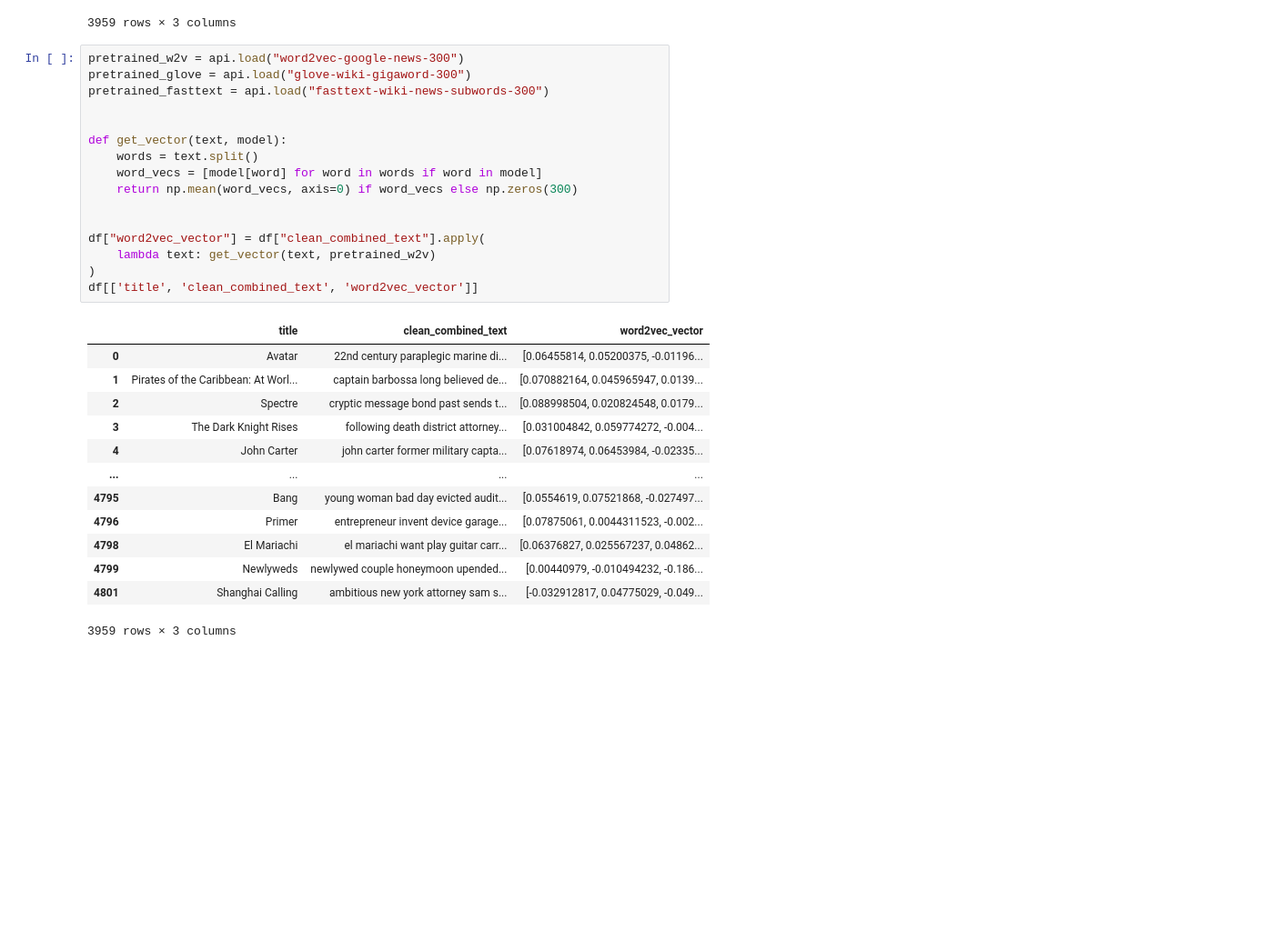
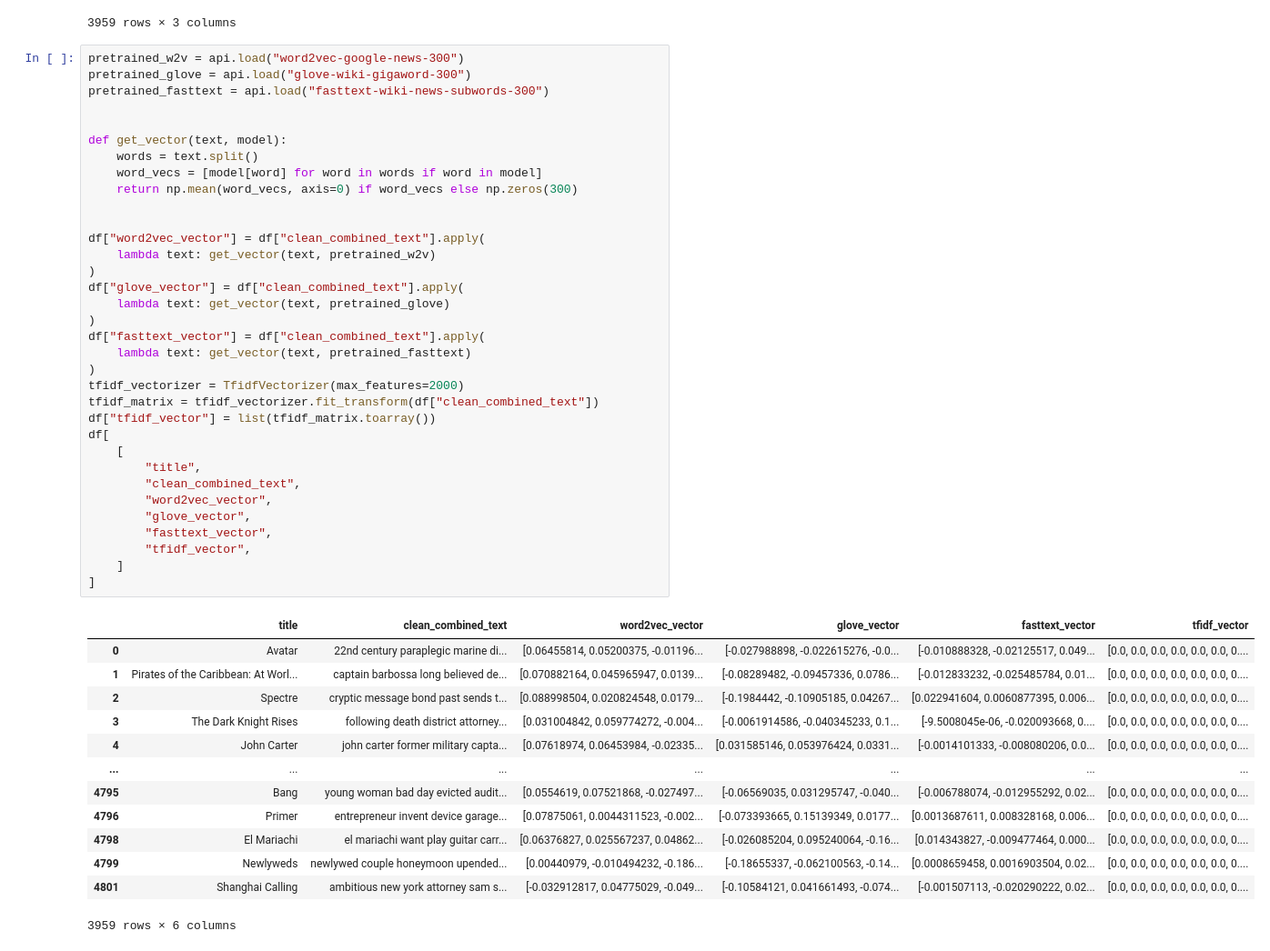
Before and after one commit to fc63/493homework1, a Jupyter notebook: 1.ipynb, the cells around one changed output. Shown at 91% size. Cells and saved outputs as stored; diff of their text form; blank space fills up the shorter version.

```diff
--- a/1.ipynb
+++ b/1.ipynb
@@ -121,30 +129,48 @@ df[['title', 'combined_text', 'clean_combined_text']]
 # %%
 pretrained_w2v = api.load("word2vec-google-news-300")
 pretrained_glove = api.load("glove-wiki-gigaword-300")
 pretrained_fasttext = api.load("fasttext-wiki-news-subwords-300")
 
 
 def get_vector(text, model):
     words = text.split()
     word_vecs = [model[word] for word in words if word in model]
     return np.mean(word_vecs, axis=0) if word_vecs else np.zeros(300)
 
 
 df["word2vec_vector"] = df["clean_combined_text"].apply(
     lambda text: get_vector(text, pretrained_w2v)
 )
-df[['title', 'clean_combined_text', 'word2vec_vector']]
+df["glove_vector"] = df["clean_combined_text"].apply(
+    lambda text: get_vector(text, pretrained_glove)
+)
+df["fasttext_vector"] = df["clean_combined_text"].apply(
+    lambda text: get_vector(text, pretrained_fasttext)
+)
+tfidf_vectorizer = TfidfVectorizer(max_features=2000)
+tfidf_matrix = tfidf_vectorizer.fit_transform(df["clean_combined_text"])
+df["tfidf_vector"] = list(tfidf_matrix.toarray())
+df[
+    [
+        "title",
+        "clean_combined_text",
+        "word2vec_vector",
+        "glove_vector",
+        "fasttext_vector",
+        "tfidf_vector",
+    ]
+]
 # %% [output]
-|  | title | clean_combined_text | word2vec_vector |
-| 0 | Avatar | 22nd century paraplegic marine di... | [0.06455814, 0.05200375, -0.01196... |
-| 1 | Pirates of the Caribbean: At Worl... | captain barbossa long believed de... | [0.070882164, 0.045965947, 0.0139... |
-| 2 | Spectre | cryptic message bond past sends t... | [0.088998504, 0.020824548, 0.0179... |
-| 3 | The Dark Knight Rises | following death district attorney... | [0.031004842, 0.059774272, -0.004... |
-| 4 | John Carter | john carter former military capta... | [0.07618974, 0.06453984, -0.02335... |
-| ... | ... | ... | ... |
-| 4795 | Bang | young woman bad day evicted audit... | [0.0554619, 0.07521868, -0.027497... |
-| 4796 | Primer | entrepreneur invent device garage... | [0.07875061, 0.0044311523, -0.002... |
-| 4798 | El Mariachi | el mariachi want play guitar carr... | [0.06376827, 0.025567237, 0.04862... |
-| 4799 | Newlyweds | newlywed couple honeymoon upended... | [0.00440979, -0.010494232, -0.186... |
-| 4801 | Shanghai Calling | ambitious new york attorney sam s... | [-0.032912817, 0.04775029, -0.049... |
+|  | title | clean_combined_text | word2vec_vector | glove_vector | fasttext_vector | tfidf_vector |
+| 0 | Avatar | 22nd century paraplegic marine di... | [0.06455814, 0.05200375, -0.01196... | [-0.027988898, -0.022615276, -0.0... | [-0.010888328, -0.02125517, 0.049... | [0.0, 0.0, 0.0, 0.0, 0.0, 0.0, 0.... |
+| 1 | Pirates of the Caribbean: At Worl... | captain barbossa long believed de... | [0.070882164, 0.045965947, 0.0139... | [-0.08289482, -0.09457336, 0.0786... | [-0.012833232, -0.025485784, 0.01... | [0.0, 0.0, 0.0, 0.0, 0.0, 0.0, 0.... |
+| 2 | Spectre | cryptic message bond past sends t... | [0.088998504, 0.020824548, 0.0179... | [-0.1984442, -0.10905185, 0.04267... | [0.022941604, 0.0060877395, 0.006... | [0.0, 0.0, 0.0, 0.0, 0.0, 0.0, 0.... |
+| 3 | The Dark Knight Rises | following death district attorney... | [0.031004842, 0.059774272, -0.004... | [-0.0061914586, -0.040345233, 0.1... | [-9.5008045e-06, -0.020093668, 0.... | [0.0, 0.0, 0.0, 0.0, 0.0, 0.0, 0.... |
+| 4 | John Carter | john carter former military capta... | [0.07618974, 0.06453984, -0.02335... | [0.031585146, 0.053976424, 0.0331... | [-0.0014101333, -0.008080206, 0.0... | [0.0, 0.0, 0.0, 0.0, 0.0, 0.0, 0.... |
+| ... | ... | ... | ... | ... | ... | ... |
+| 4795 | Bang | young woman bad day evicted audit... | [0.0554619, 0.07521868, -0.027497... | [-0.06569035, 0.031295747, -0.040... | [-0.006788074, -0.012955292, 0.02... | [0.0, 0.0, 0.0, 0.0, 0.0, 0.0, 0.... |
+| 4796 | Primer | entrepreneur invent device garage... | [0.07875061, 0.0044311523, -0.002... | [-0.073393665, 0.15139349, 0.0177... | [0.0013687611, 0.008328168, 0.006... | [0.0, 0.0, 0.0, 0.0, 0.0, 0.0, 0.... |
+| 4798 | El Mariachi | el mariachi want play guitar carr... | [0.06376827, 0.025567237, 0.04862... | [-0.026085204, 0.095240064, -0.16... | [0.014343827, -0.009477464, 0.000... | [0.0, 0.0, 0.0, 0.0, 0.0, 0.0, 0.... |
+| 4799 | Newlyweds | newlywed couple honeymoon upended... | [0.00440979, -0.010494232, -0.186... | [-0.18655337, -0.062100563, -0.14... | [0.0008659458, 0.0016903504, 0.02... | [0.0, 0.0, 0.0, 0.0, 0.0, 0.0, 0.... |
+| 4801 | Shanghai Calling | ambitious new york attorney sam s... | [-0.032912817, 0.04775029, -0.049... | [-0.10584121, 0.041661493, -0.074... | [-0.001507113, -0.020290222, 0.02... | [0.0, 0.0, 0.0, 0.0, 0.0, 0.0, 0.... |
-3959 rows × 3 columns
+3959 rows × 6 columns
```
Also changed, not shown: parts of 12 cells of this notebook.
